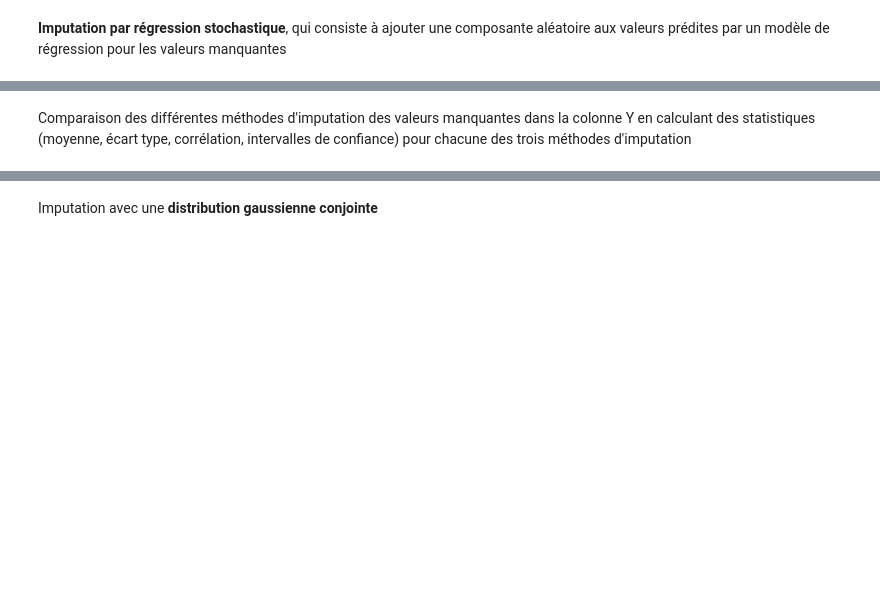
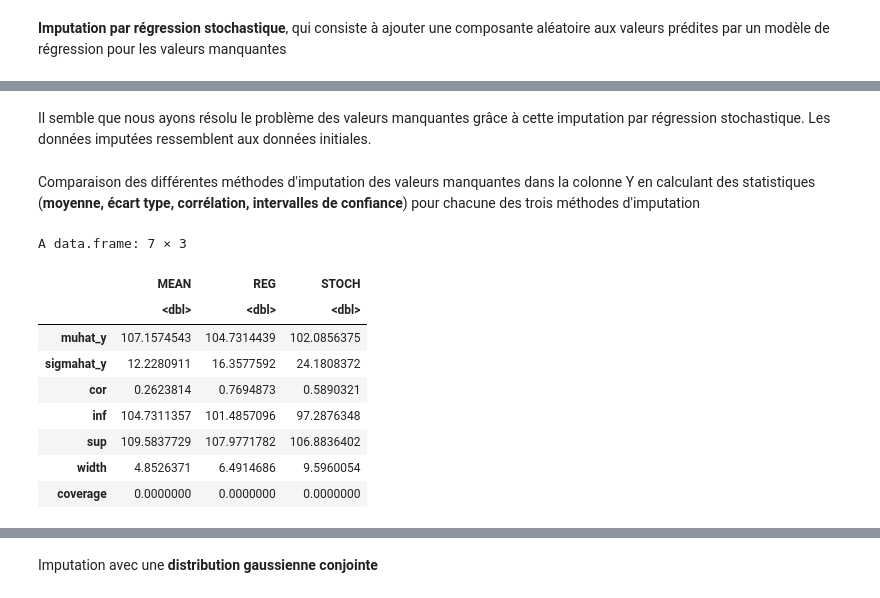
Before and after one commit to KOMBOU12/Marius, a Jupyter notebook: Introduction_par_Julie_Josse.ipynb, the cells around one changed output, grey strips where cells are left out. Saved outputs shown, nothing was run; the diff lists cells and outputs as text; code cells hidden in the pictures; blank space fills up the shorter version.

```diff
--- a/Introduction_par_Julie_Josse.ipynb
+++ b/Introduction_par_Julie_Josse.ipynb
@@ -439,14 +446,28 @@ ggplot(donStochReg) + ggtitle("stochastic regression imputation") + aes(x=X, y=Y
+# %% [markdown]
+Il semble que nous ayons résolu le problème des valeurs manquantes grâce à cette imputation par régression stochastique. Les données imputées ressemblent aux données initiales.
 # %% [markdown]
-Comparaison des différentes méthodes d'imputation des valeurs manquantes dans la colonne Y en calculant des statistiques (moyenne, écart type, corrélation, intervalles de confiance) pour chacune des trois méthodes d'imputation
+Comparaison des différentes méthodes d'imputation des valeurs manquantes dans la colonne Y en calculant des statistiques (**moyenne, écart type, corrélation, intervalles de confiance**) pour chacune des trois méthodes d'imputation
 # %%
 res <- cbind.data.frame(donMean[,2], donReg[, 2],  donStochReg[,2])
 MM <- apply(res, 2, mean, na.rm = T)
 SD <- apply(res, 2, sd, na.rm = T)
 COR <- apply(res,2, cor, donmiss[,1])
 INF <- MM - qt(.975, n-1) * SD/sqrt(n)
 SUP <- MM + qt(.975, n-1) * SD/sqrt(n)
 WIDTH <- SUP - INF
 INCI <- (125<=SUP)&(125>=INF)
 res <-  rbind.data.frame(MM, SD, COR, INF, SUP, WIDTH, INCI)
 colnames(res) <-   c("MEAN","REG", "STOCH")
 rownames(res) <- c("muhat_y", "sigmahat_y", "cor", "inf", "sup", "width", "coverage")
+res
+# %% [output]
+A data.frame: 7 × 3
+|  | MEAN | REG | STOCH |
+|  | <dbl> | <dbl> | <dbl> |
+| muhat_y | 107.1574543 | 104.7314439 | 102.0856375 |
+| sigmahat_y | 12.2280911 | 16.3577592 | 24.1808372 |
+| cor | 0.2623814 | 0.7694873 | 0.5890321 |
+| inf | 104.7311357 | 101.4857096 | 97.2876348 |
+| sup | 109.5837729 | 107.9771782 | 106.8836402 |
+| width | 4.8526371 | 6.4914686 | 9.5960054 |
+| coverage | 0.0000000 | 0.0000000 | 0.0000000 |
```
Also changed, not shown: parts of 11 cells of this notebook.
